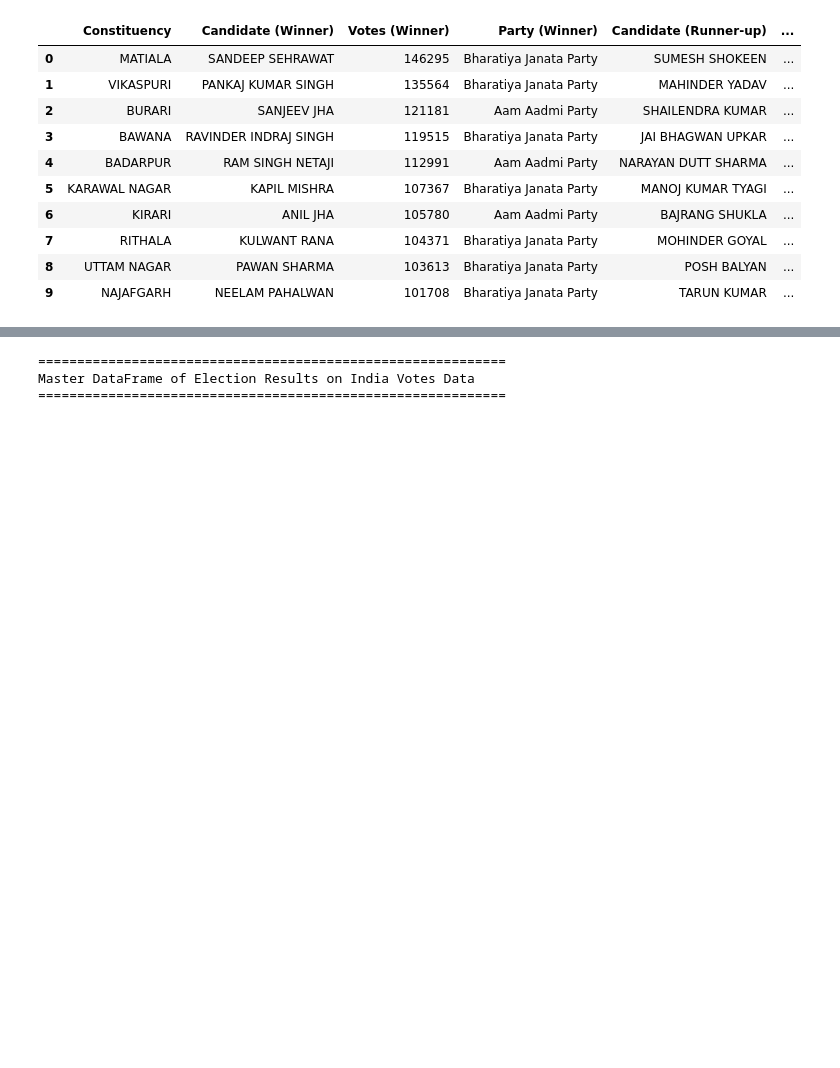
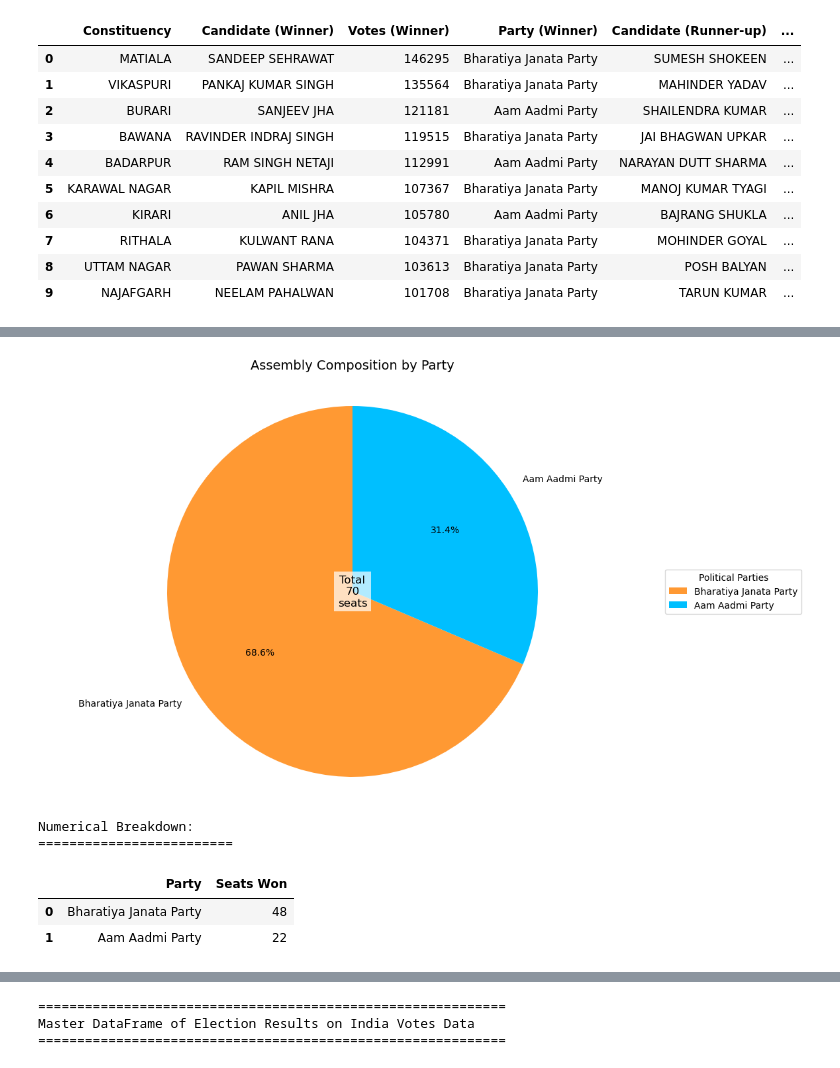
Before and after one commit to thecont1/india-votes-data, a Jupyter notebook: analyse-this.ipynb, the cells around one changed output, grey strips where cells are left out. Cells and saved outputs as stored; diff of their text form; code cells hidden in the pictures; blank space fills up the shorter version.

```diff
--- a/analyse-this.ipynb
+++ b/analyse-this.ipynb
@@ -160,0 +131,10 @@ Party-wise Vote Share
+# %%
+# Calculate deposit loss status directly using transform
+df['deposit_lost'] = df['total_votes'] < (df.groupby('constituency')['total_votes'].transform('sum') / 6)
+
+print('='*50)
+print(f"Candidates who had to forfeit their deposit")
+print('='*50)
+
+# Display some examples to verify
+display(df[['constituency', 'candidate', 'party', 'total_votes', 'deposit_lost']][df['deposit_lost'] == True].head(10))
@@ -161,3 +208,63 @@ Party-wise Vote Share
+# %%
+# Define party colors
+party_colors = {
+    'Bharatiya Janata Party': '#FF9933',        # Saffron
+    'Aam Aadmi Party': '#00BFFF',               # Light Blue (Aam Aadmi Party)
+    'Indian National Congress': '#2AAA8A',      # Green/Teal (Congress)
+    'BSP': '#0000FF',      # Blue (Bahujan Samaj Party)
+    'CPI': '#FF0000',      # Red (Communist Party)
+    'CPI(M)': '#FF0000',   # Red (Communist Party Marxist)
+    'NCP': '#006400',      # Dark Green (Nationalist Congress)
+    'SP': '#006400',       # Dark Green (Samajwadi Party)
+    'TMC': '#00FF00',      # Green (Trinamool Congress)
+    'AITC': '#00FF00',     # Green (All India Trinamool Congress)
+    'SHS': '#FF6600',      # Orange (Shiv Sena)
+    'JD(U)': '#006400',    # Dark Green (Janata Dal United)
+    'RJD': '#006400',      # Dark Green (Rashtriya Janata Dal)
+}
+
+# Get parties that won seats and sort by seats won
+assembly_composition = vote_shares[vote_shares['Seats Won'] > 0][['Party', 'Seats Won']].sort_values('Seats Won', ascending=False)
+
+# Get colors for each party, use gray for parties not in our color map
+colors = [party_colors.get(party, '#808080') for party in assembly_composition['Party']]
+
+# Create a pie chart
+plt.figure(figsize=(12, 8))
+plt.pie(assembly_composition['Seats Won'],
+        labels=assembly_composition['Party'],
+        colors=colors,
+        autopct='%1.1f%%',  # Show percentage with 1 decimal
+        startangle=90)      # Rotate to start at top
+
+plt.title('Assembly Composition by Party', pad=20, size=14)
+plt.axis('equal')  # Equal aspect ratio ensures that pie is drawn as a circle
+
+# Add total seats in the center
+total_seats = assembly_composition['Seats Won'].sum()
+plt.text(0, 0, f'Total\n{total_seats}\nseats',
+         ha='center', va='center', fontsize=12,
+         bbox=dict(facecolor='white', edgecolor='none', alpha=0.7))
+
+# Add a legend
+plt.legend(assembly_composition['Party'],
+          title="Political Parties",
+          loc="center left",
+          bbox_to_anchor=(1, 0, 0.5, 1))
+
+plt.show()
+
+# Display the numerical breakdown
+print("\nNumerical Breakdown:")
+print("=" * 25)
+display(assembly_composition)
+# %% [output]
+[figure, added]
+Numerical Breakdown:
+=========================
+|  | Party | Seats Won |
+| 0 | Bharatiya Janata Party | 48 |
+| 1 | Aam Aadmi Party | 22 |
 # %%
 df[['constituency', 'candidate', 'party', 'total_votes']].sort_values(by='total_votes', ascending=False).groupby('constituency').agg(list)
 # %% [output]
```
Also changed, not shown: parts of 3 cells of this notebook.
